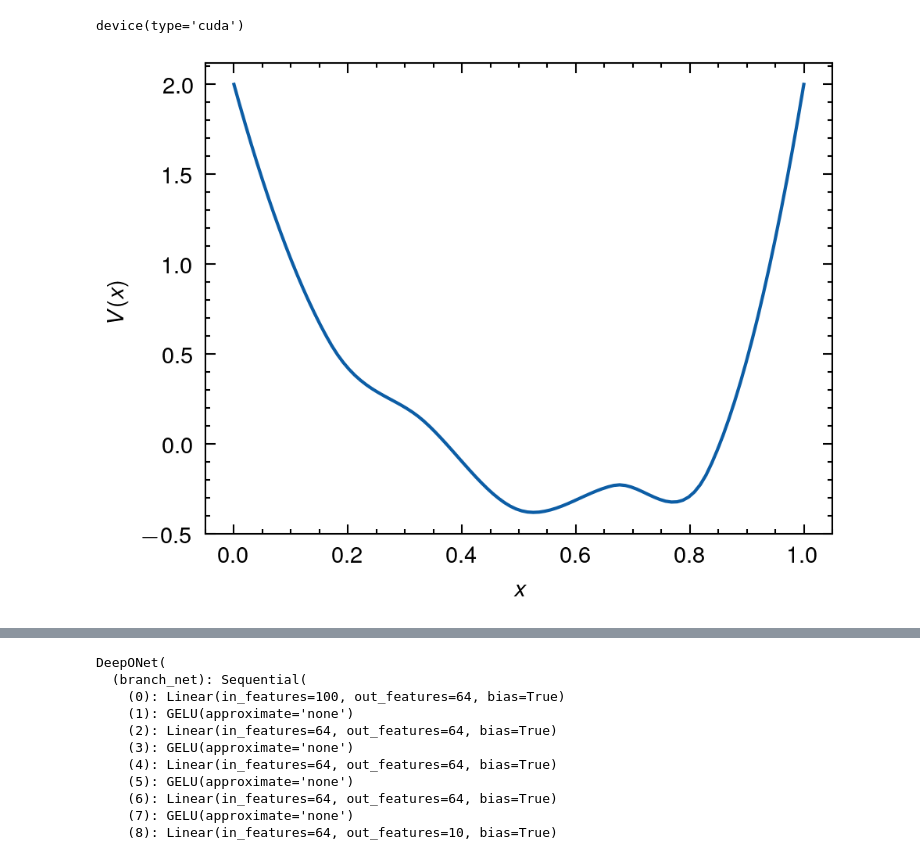
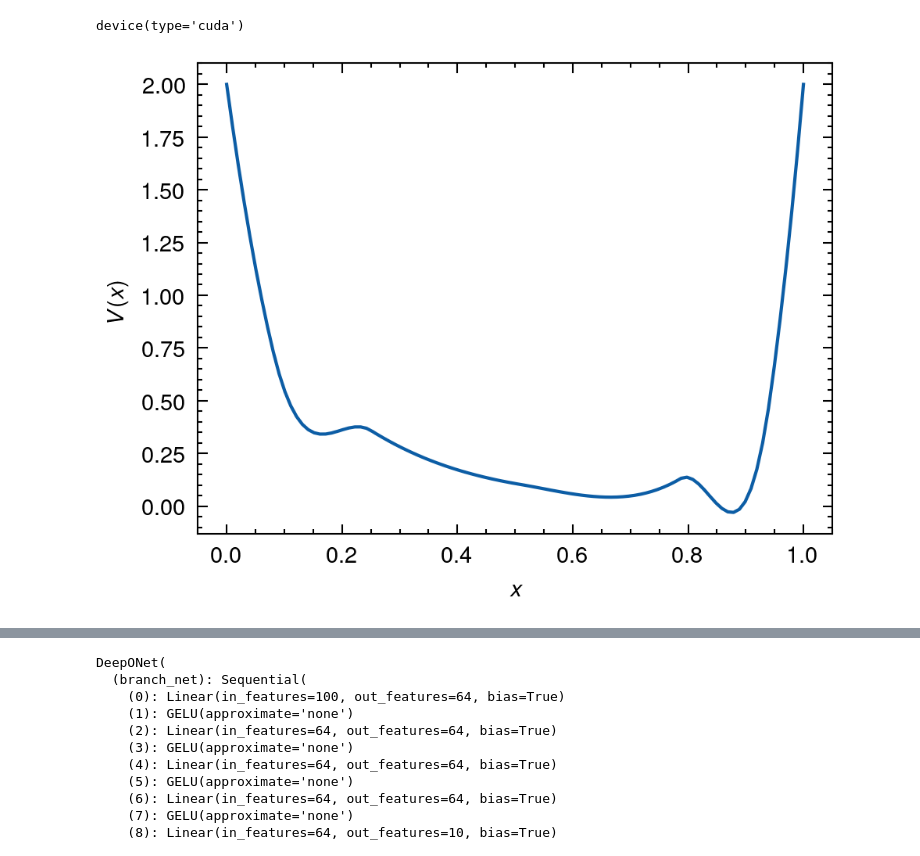
Before and after one commit to Zhu-Zhen-Yi/Neural_Hamilton_old, a Jupyter notebook: notebook/bound.ipynb, the cells around one changed output, grey strips where cells are left out. Cells and saved outputs as stored; diff of their text form; code cells hidden in the pictures.

```diff
--- a/notebook/bound.ipynb
+++ b/notebook/bound.ipynb
@@ -35,14 +35,14 @@ val_tensors = load_data("../data/val.parquet")
 # %%
 with plt.style.context(["science", "nature"]):
     plt.figure(dpi=300)
-    plt.plot(np.linspace(0, 1, 100), train_tensors[0][0])
+    plt.plot(np.linspace(0, 1, 100), train_tensors[0][3])
     plt.xlabel(r"$x$")
     plt.ylabel(r"$V(x)$")
     plt.tight_layout()
     plt.savefig("../figs/potential.png", dpi=600)
     plt.show()
 # %% [output]
-[figure, old version]
+[figure, new version]
 # %%
 with plt.style.context(["science", "nature"]):
     plt.figure(dpi=300)
```
Also changed, not shown: parts of 8 cells of this notebook, 13 other files.
